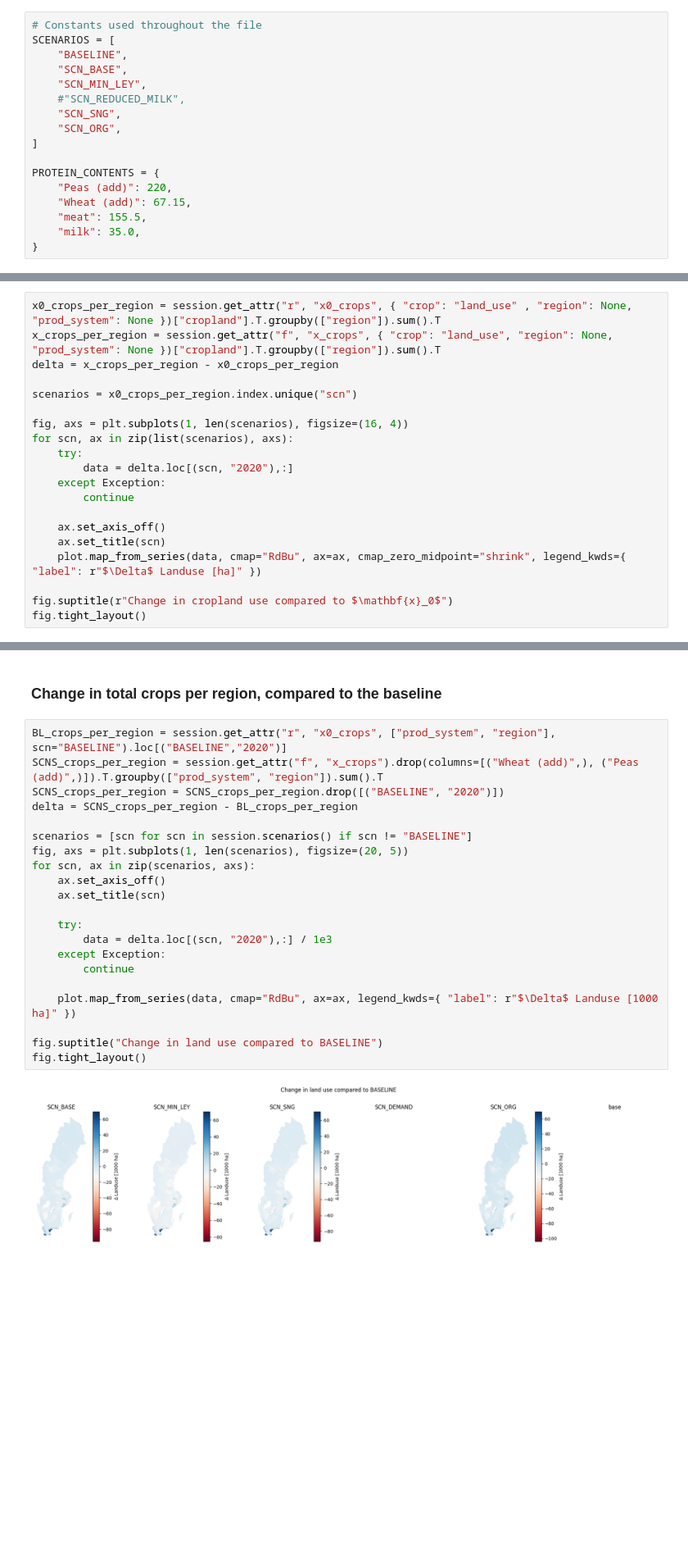
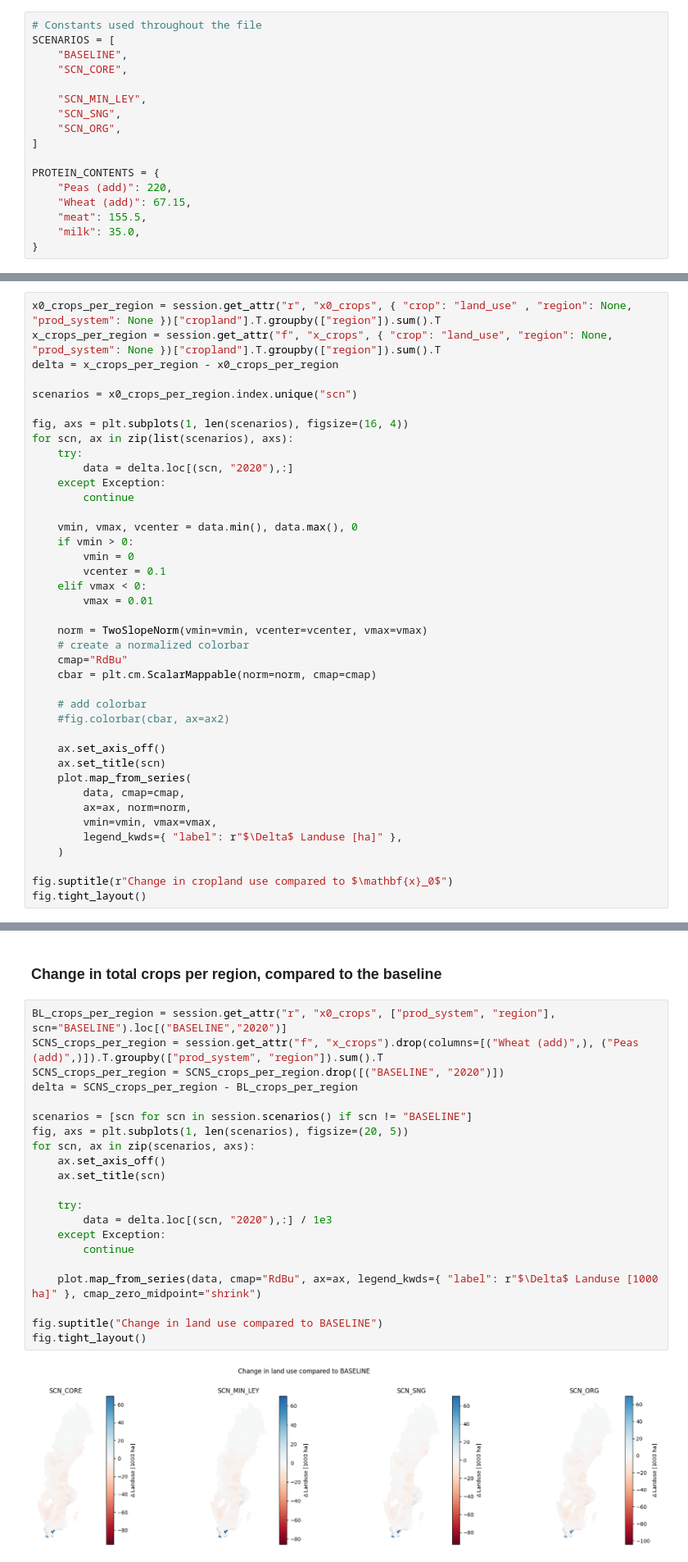
Before and after one commit to wanecek/eitm01-scenarios, a Jupyter notebook: analysis.ipynb, the cells around one changed output, grey strips where cells are left out. Shown: that part at 82% size. Drawn from its saved outputs; the diff is of its cells as text; blank space fills up the shorter version.

```diff
--- a/analysis.ipynb
+++ b/analysis.ipynb
@@ -6,9 +6,9 @@
 # Constants used throughout the file
 SCENARIOS = [
     "BASELINE",
-    "SCN_BASE",
+    "SCN_CORE",
+
     "SCN_MIN_LEY",
-    #"SCN_REDUCED_MILK",
     "SCN_SNG",
     "SCN_ORG",
 ]
@@ -285,9 +342,29 @@ for scn, ax in zip(list(scenarios), axs):
     except Exception:
         continue
 
+    vmin, vmax, vcenter = data.min(), data.max(), 0
+    if vmin > 0:
+        vmin = 0
+        vcenter = 0.1
+    elif vmax < 0:
+        vmax = 0.01
+
+    norm = TwoSlopeNorm(vmin=vmin, vcenter=vcenter, vmax=vmax)
+    # create a normalized colorbar
+    cmap="RdBu"
+    cbar = plt.cm.ScalarMappable(norm=norm, cmap=cmap)
+
+    # add colorbar
+    #fig.colorbar(cbar, ax=ax2)
+
     ax.set_axis_off()
     ax.set_title(scn)
-    plot.map_from_series(data, cmap="RdBu", ax=ax, cmap_zero_midpoint="shrink", legend_kwds={ "label": r"$\Delta$ Landuse [ha]" })
+    plot.map_from_series(
+        data, cmap=cmap,
+        ax=ax, norm=norm,
+        vmin=vmin, vmax=vmax,
+        legend_kwds={ "label": r"$\Delta$ Landuse [ha]" },
+    )
 
 fig.suptitle(r"Change in cropland use compared to $\mathbf{x}_0$")
 fig.tight_layout()
@@ -298,26 +375,26 @@ fig.tight_layout()
 # %%
 BL_crops_per_region = session.get_attr("r", "x0_crops", ["prod_system", "region"], scn="BASELINE").loc[("BASELINE","2020")]
 SCNS_crops_per_region = session.get_attr("f", "x_crops").drop(columns=[("Wheat (add)",), ("Peas (add)",)]).T.groupby(["prod_system", "region"]).sum().T
 SCNS_crops_per_region = SCNS_crops_per_region.drop([("BASELINE", "2020")])
 delta = SCNS_crops_per_region - BL_crops_per_region
 
 scenarios = [scn for scn in session.scenarios() if scn != "BASELINE"]
 fig, axs = plt.subplots(1, len(scenarios), figsize=(20, 5))
 for scn, ax in zip(scenarios, axs):
     ax.set_axis_off()
     ax.set_title(scn)
 
     try:
         data = delta.loc[(scn, "2020"),:] / 1e3
     except Exception:
         continue
 
-    plot.map_from_series(data, cmap="RdBu", ax=ax, legend_kwds={ "label": r"$\Delta$ Landuse [1000 ha]" })
+    plot.map_from_series(data, cmap="RdBu", ax=ax, legend_kwds={ "label": r"$\Delta$ Landuse [1000 ha]" }, cmap_zero_midpoint="shrink")
 
 fig.suptitle("Change in land use compared to BASELINE")
 fig.tight_layout()
 # %% [output]
-[figure, old version]
+[figure, new version]
 # %% [markdown]
 ## Byproducts
 # %% [markdown]
```
Also changed, not shown: parts of 22 cells of this notebook, 1 other file.
